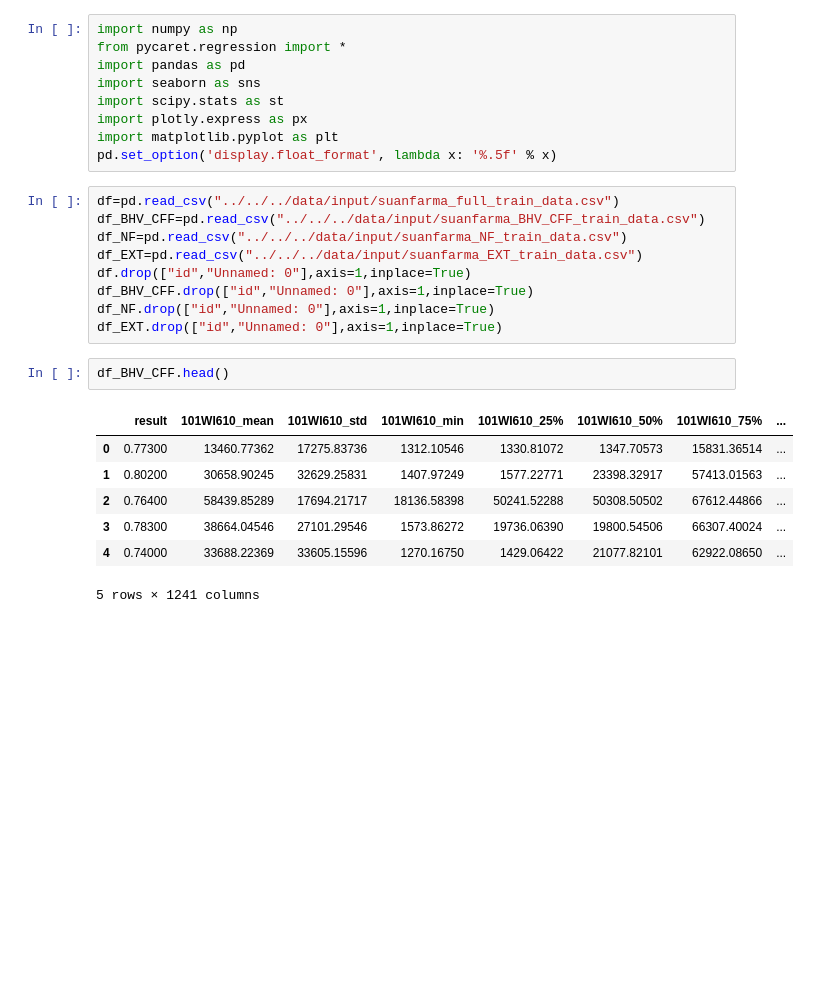
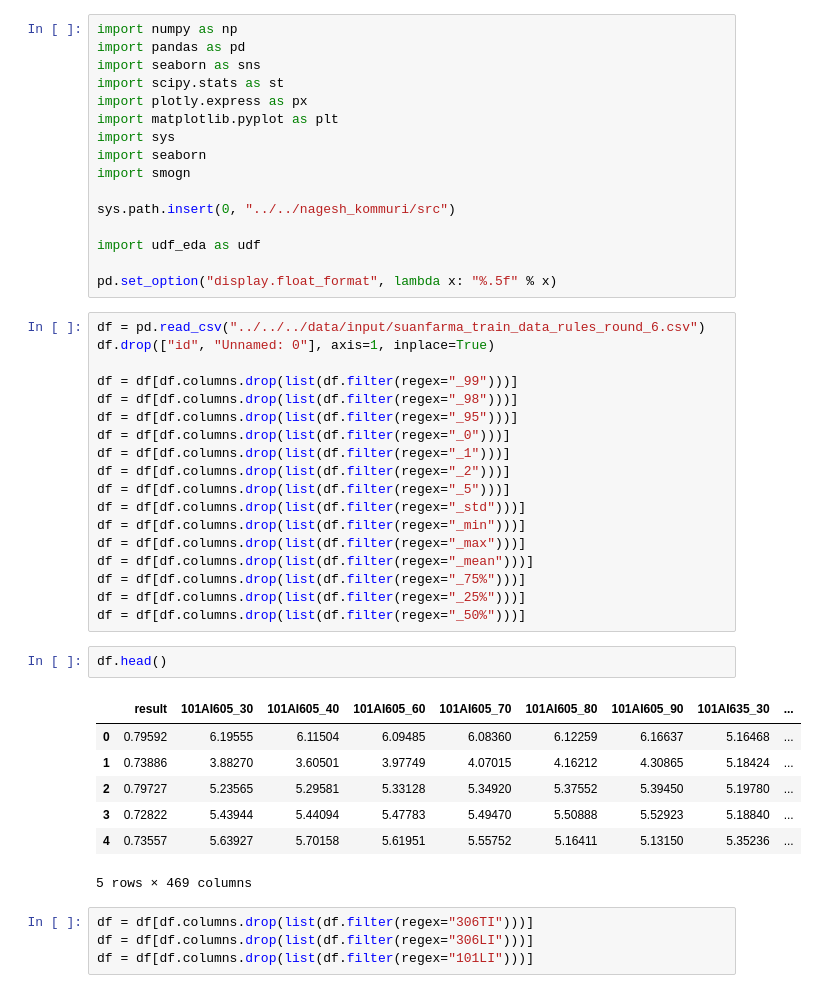
Before and after one commit to xsolinsx/ai-challenge-suanfarma, a Jupyter notebook: Ali_Akay/notebooks/baseline_model.ipynb, the cells around one changed output. Cells and saved outputs as stored; diff of their text form; blank space fills up the shorter version.

```diff
--- a/Ali_Akay/notebooks/baseline_model.ipynb
+++ b/Ali_Akay/notebooks/baseline_model.ipynb
@@ -1,31 +1,51 @@
 # %%
 import numpy as np
-from pycaret.regression import *
 import pandas as pd
 import seaborn as sns
 import scipy.stats as st
 import plotly.express as px
 import matplotlib.pyplot as plt
-pd.set_option('display.float_format', lambda x: '%.5f' % x)
+import sys
+import seaborn
+import smogn
+
+sys.path.insert(0, "../../nagesh_kommuri/src")
+
+import udf_eda as udf
+
+pd.set_option("display.float_format", lambda x: "%.5f" % x)
-# %%
-df=pd.read_csv("../../../data/input/suanfarma_full_train_data.csv")
-df_BHV_CFF=pd.read_csv("../../../data/input/suanfarma_BHV_CFF_train_data.csv")
-df_NF=pd.read_csv("../../../data/input/suanfarma_NF_train_data.csv")
-df_EXT=pd.read_csv("../../../data/input/suanfarma_EXT_train_data.csv")
-df.drop(["id","Unnamed: 0"],axis=1,inplace=True)
-df_BHV_CFF.drop(["id","Unnamed: 0"],axis=1,inplace=True)
-df_NF.drop(["id","Unnamed: 0"],axis=1,inplace=True)
-df_EXT.drop(["id","Unnamed: 0"],axis=1,inplace=True)
+# %%
+df = pd.read_csv("../../../data/input/suanfarma_train_data_rules_round_6.csv")
+df.drop(["id", "Unnamed: 0"], axis=1, inplace=True)
+
+df = df[df.columns.drop(list(df.filter(regex="_99")))]
+df = df[df.columns.drop(list(df.filter(regex="_98")))]
+df = df[df.columns.drop(list(df.filter(regex="_95")))]
+df = df[df.columns.drop(list(df.filter(regex="_0")))]
+df = df[df.columns.drop(list(df.filter(regex="_1")))]
+df = df[df.columns.drop(list(df.filter(regex="_2")))]
+df = df[df.columns.drop(list(df.filter(regex="_5")))]
+df = df[df.columns.drop(list(df.filter(regex="_std")))]
+df = df[df.columns.drop(list(df.filter(regex="_min")))]
+df = df[df.columns.drop(list(df.filter(regex="_max")))]
+df = df[df.columns.drop(list(df.filter(regex="_mean")))]
+df = df[df.columns.drop(list(df.filter(regex="_75%")))]
+df = df[df.columns.drop(list(df.filter(regex="_25%")))]
+df = df[df.columns.drop(list(df.filter(regex="_50%")))]
 # %%
-df_BHV_CFF.head()
+df.head()
 # %% [output]
-|  | result | 101WI610_mean | 101WI610_std | 101WI610_min | 101WI610_25% | 101WI610_50% | 101WI610_75% | ... |
-| 0 | 0.77300 | 13460.77362 | 17275.83736 | 1312.10546 | 1330.81072 | 1347.70573 | 15831.36514 | ... |
-| 1 | 0.80200 | 30658.90245 | 32629.25831 | 1407.97249 | 1577.22771 | 23398.32917 | 57413.01563 | ... |
-| 2 | 0.76400 | 58439.85289 | 17694.21717 | 18136.58398 | 50241.52288 | 50308.50502 | 67612.44866 | ... |
-| 3 | 0.78300 | 38664.04546 | 27101.29546 | 1573.86272 | 19736.06390 | 19800.54506 | 66307.40024 | ... |
-| 4 | 0.74000 | 33688.22369 | 33605.15596 | 1270.16750 | 1429.06422 | 21077.82101 | 62922.08650 | ... |
+|  | result | 101AI605_30 | 101AI605_40 | 101AI605_60 | 101AI605_70 | 101AI605_80 | 101AI605_90 | 101AI635_30 | ... |
+| 0 | 0.79592 | 6.19555 | 6.11504 | 6.09485 | 6.08360 | 6.12259 | 6.16637 | 5.16468 | ... |
+| 1 | 0.73886 | 3.88270 | 3.60501 | 3.97749 | 4.07015 | 4.16212 | 4.30865 | 5.18424 | ... |
+| 2 | 0.79727 | 5.23565 | 5.29581 | 5.33128 | 5.34920 | 5.37552 | 5.39450 | 5.19780 | ... |
+| 3 | 0.72822 | 5.43944 | 5.44094 | 5.47783 | 5.49470 | 5.50888 | 5.52923 | 5.18840 | ... |
+| 4 | 0.73557 | 5.63927 | 5.70158 | 5.61951 | 5.55752 | 5.16411 | 5.13150 | 5.35236 | ... |
-5 rows × 1241 columns
+5 rows × 469 columns
+# %%
+df = df[df.columns.drop(list(df.filter(regex="306TI")))]
+df = df[df.columns.drop(list(df.filter(regex="306LI")))]
+df = df[df.columns.drop(list(df.filter(regex="101LI")))]
 # %%
 df.columns
 # %% [output]
```
Also changed, not shown: parts of 26 cells of this notebook, 7 other files.
